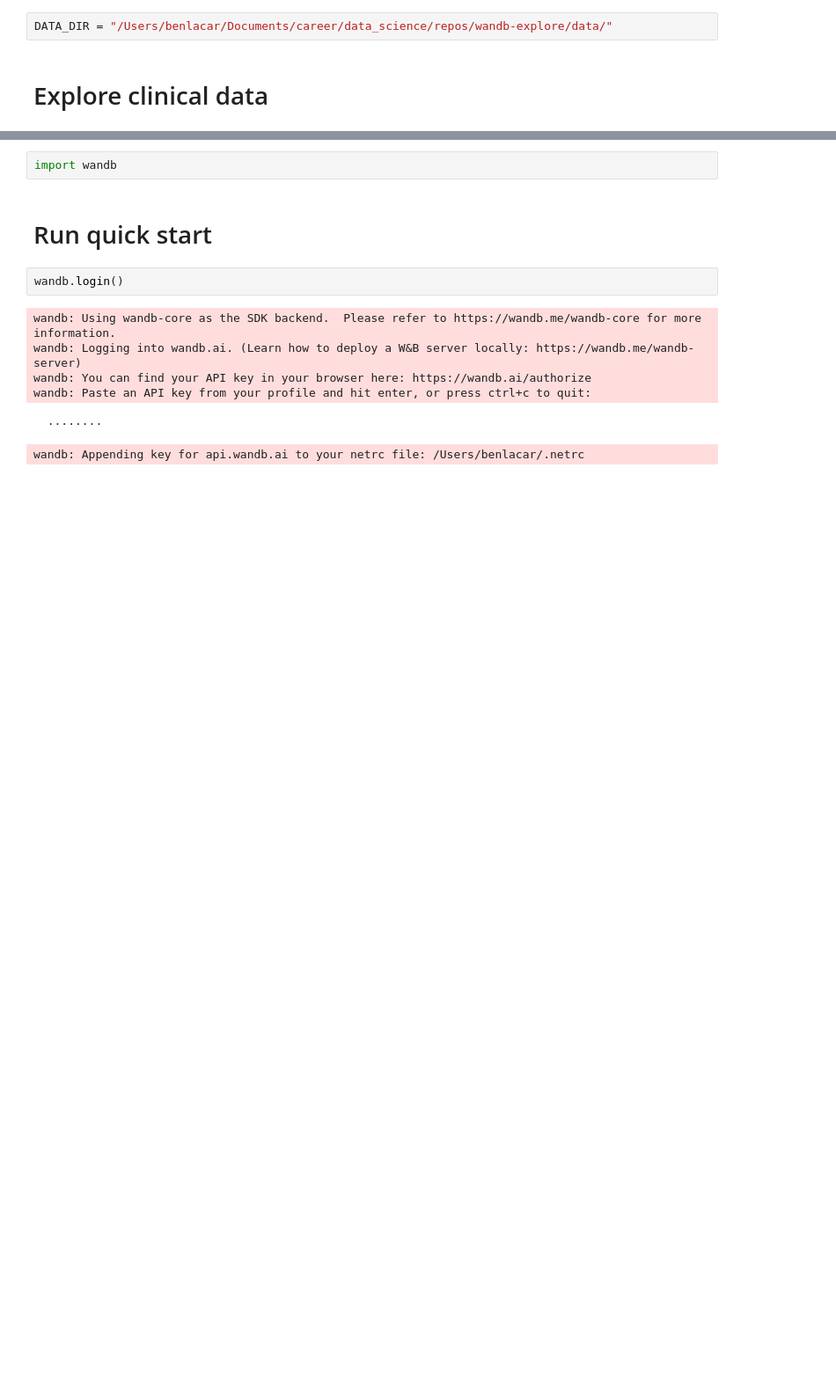
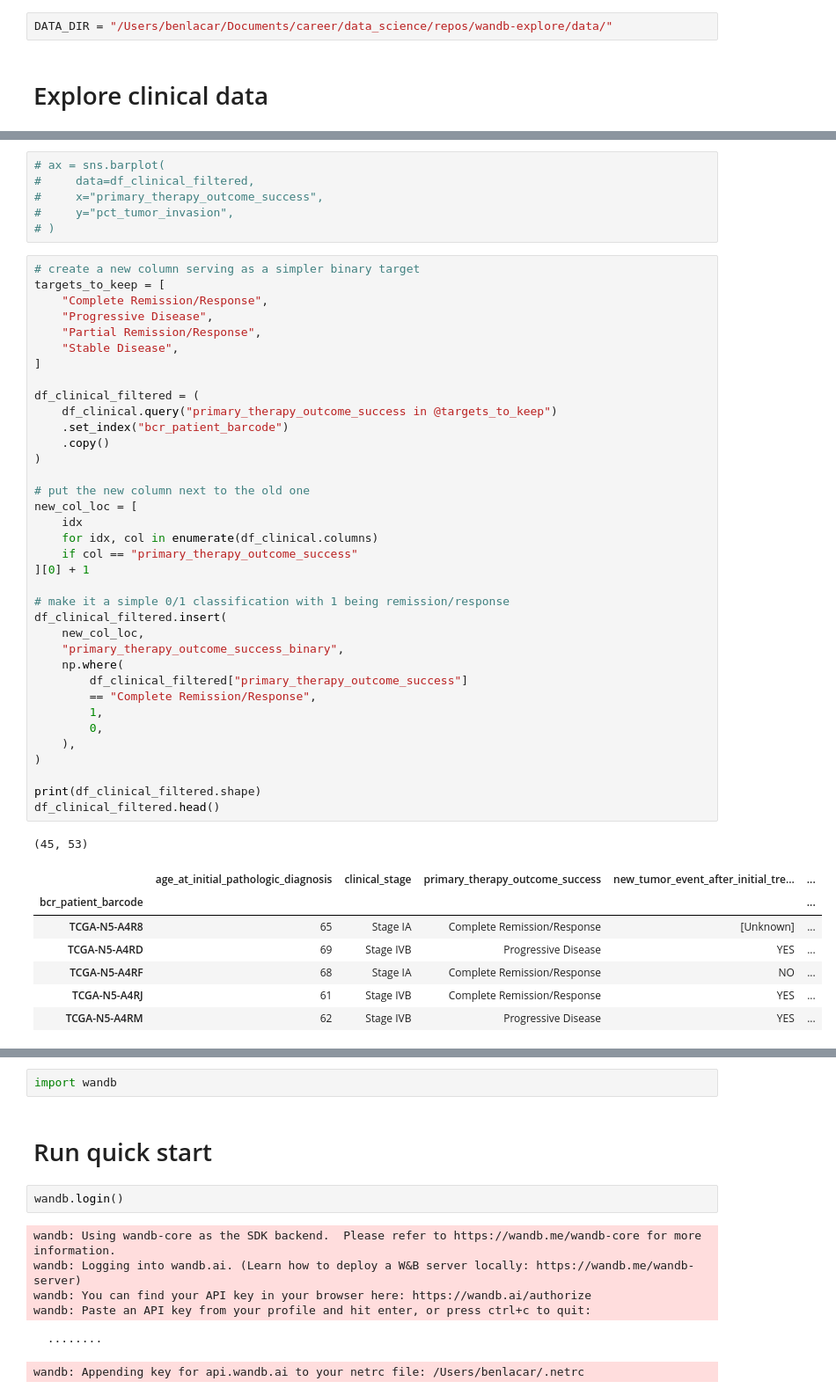
Before and after one commit to benslack19/wandb-explore, a Jupyter notebook: project/tcgna.ipynb, the cells around one changed output, grey strips where cells are left out. Shown at 88% size. Saved outputs shown, nothing was run; the diff lists cells and outputs as text; blank space fills up the shorter version.

```diff
--- a/project/tcgna.ipynb
+++ b/project/tcgna.ipynb
@@ -26,0 +78,51 @@ ImportError: Missing optional dependency 'openpyxl'.  Use pip or conda to instal
+# %%
+# ax = sns.barplot(
+#     data=df_clinical_filtered,
+#     x="primary_therapy_outcome_success",
+#     y="pct_tumor_invasion",
+# )
+# %%
+# create a new column serving as a simpler binary target
+targets_to_keep = [
+    "Complete Remission/Response",
+    "Progressive Disease",
+    "Partial Remission/Response",
+    "Stable Disease",
+]
+
+df_clinical_filtered = (
+    df_clinical.query("primary_therapy_outcome_success in @targets_to_keep")
+    .set_index("bcr_patient_barcode")
+    .copy()
+)
+
+# put the new column next to the old one
+new_col_loc = [
+    idx
+    for idx, col in enumerate(df_clinical.columns)
+    if col == "primary_therapy_outcome_success"
+][0] + 1
+
+# make it a simple 0/1 classification with 1 being remission/response
+df_clinical_filtered.insert(
+    new_col_loc,
+    "primary_therapy_outcome_success_binary",
+    np.where(
+        df_clinical_filtered["primary_therapy_outcome_success"]
+        == "Complete Remission/Response",
+        1,
+        0,
+    ),
+)
+
+print(df_clinical_filtered.shape)
+df_clinical_filtered.head()
+# %% [output]
+(45, 53)
+|  | age_at_initial_pathologic_diagnosis | clinical_stage | primary_therapy_outcome_success | new_tumor_event_after_initial_tre... | ... |
+| bcr_patient_barcode |  |  |  |  | ... |
+| TCGA-N5-A4R8 | 65 | Stage IA | Complete Remission/Response | [Unknown] | ... |
+| TCGA-N5-A4RD | 69 | Stage IVB | Progressive Disease | YES | ... |
+| TCGA-N5-A4RF | 68 | Stage IA | Complete Remission/Response | NO | ... |
+| TCGA-N5-A4RJ | 61 | Stage IVB | Complete Remission/Response | YES | ... |
+| TCGA-N5-A4RM | 62 | Stage IVB | Progressive Disease | YES | ... |
```
Also changed, not shown: parts of 14 cells of this notebook.
